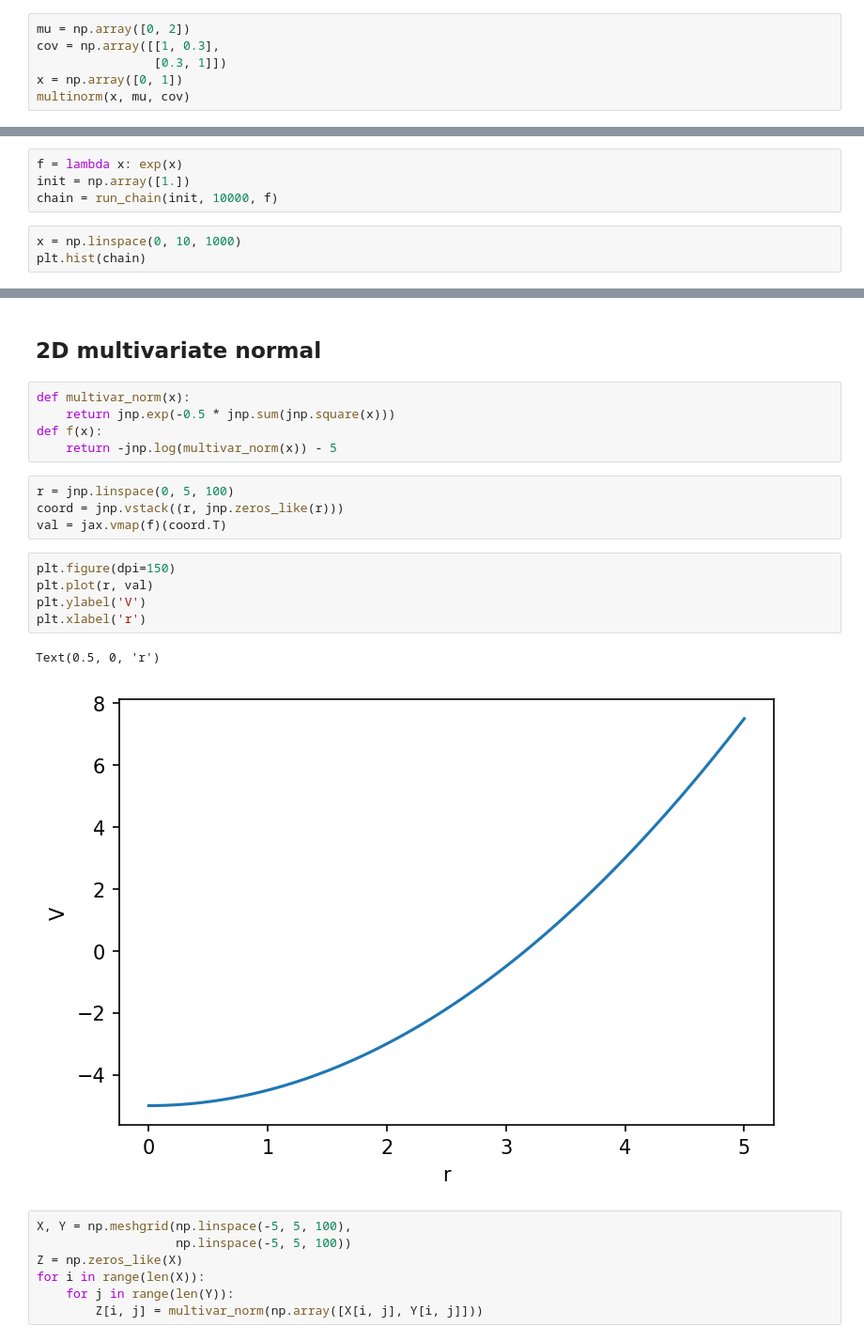
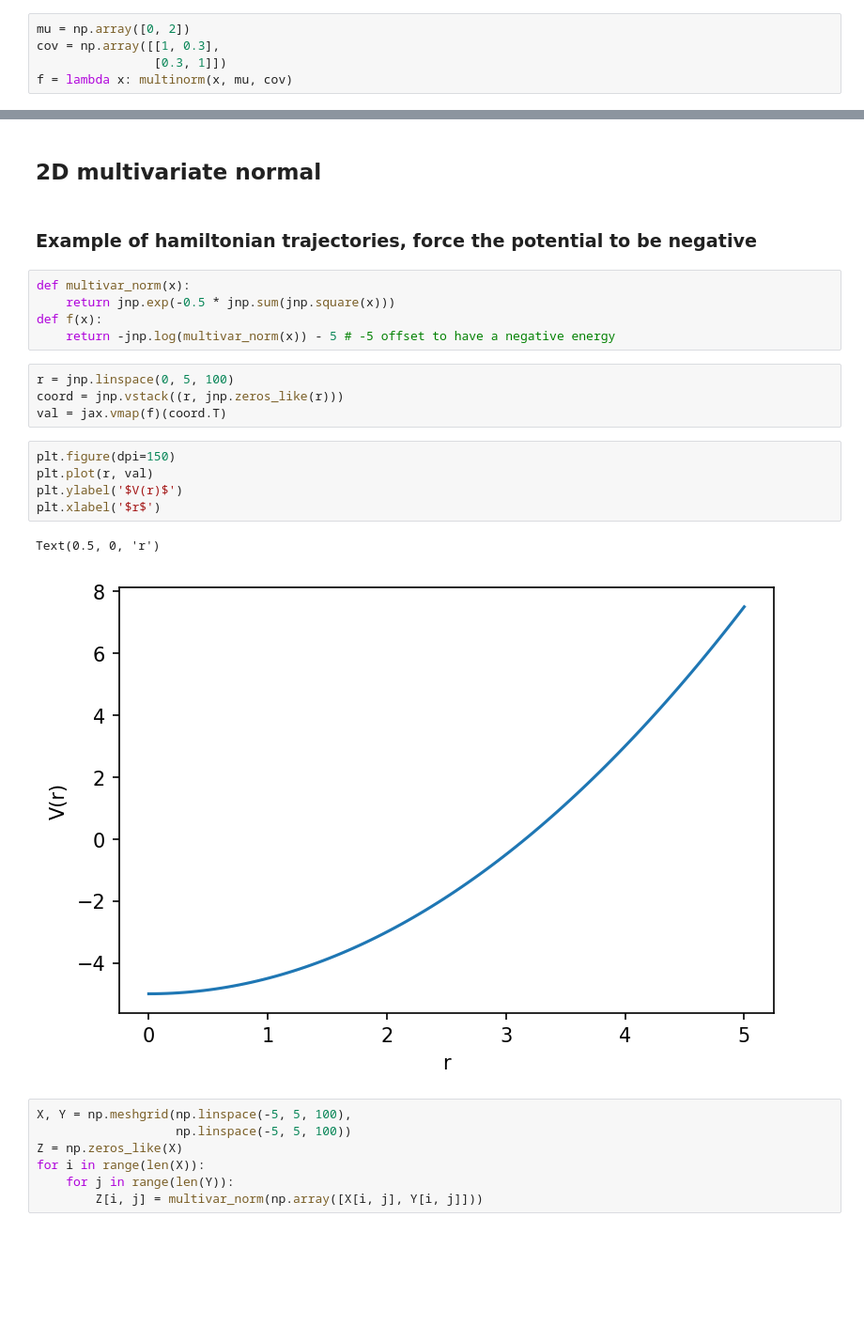
Before and after one commit to YoloNomy/how2mcmc, a Jupyter notebook: mcmc_example.ipynb, the cells around one changed output, grey strips where cells are left out. Shown at 94% size. Drawn from its saved outputs; the diff is of its cells as text; blank space fills up the shorter version.

```diff
--- a/mcmc_example.ipynb
+++ b/mcmc_example.ipynb
@@ -17,5 +22,4 @@ def exp(x):
 mu = np.array([0, 2])
 cov = np.array([[1, 0.3],
                 [0.3, 1]])
-x = np.array([0, 1])
-multinorm(x, mu, cov)
+f = lambda x: multinorm(x, mu, cov)
@@ -90,7 +80,0 @@ f(1)
-# %%
-f = lambda x: exp(x)
-init = np.array([1.])
-chain = run_chain(init, 10000, f)
-# %%
-x = np.linspace(0, 10, 1000)
-plt.hist(chain)
@@ -140,11 +113,13 @@ def leapfrog_int(q, p, dVdq, path_len, step_size):
     return q, p
 # %% [markdown]
 ## 2D multivariate normal
+# %% [markdown]
+### Example of hamiltonian trajectories, force the potential to be negative
 # %%
 def multivar_norm(x):
     return jnp.exp(-0.5 * jnp.sum(jnp.square(x)))
 def f(x):
-    return -jnp.log(multivar_norm(x)) - 5
+    return -jnp.log(multivar_norm(x)) - 5 # -5 offset to have a negative energy
 # %%
 r = jnp.linspace(0, 5, 100)
 coord = jnp.vstack((r, jnp.zeros_like(r)))
@@ -152,11 +127,11 @@ val = jax.vmap(f)(coord.T)
 # %%
 plt.figure(dpi=150)
 plt.plot(r, val)
-plt.ylabel('V')
-plt.xlabel('r')
+plt.ylabel('$V(r)$')
+plt.xlabel('$r$')
 # %% [output]
 Text(0.5, 0, 'r')
-[figure, old version]
+[figure, new version]
 # %%
 X, Y = np.meshgrid(np.linspace(-5, 5, 100),
                    np.linspace(-5, 5, 100))
```
Also changed, not shown: parts of 13 cells of this notebook.
